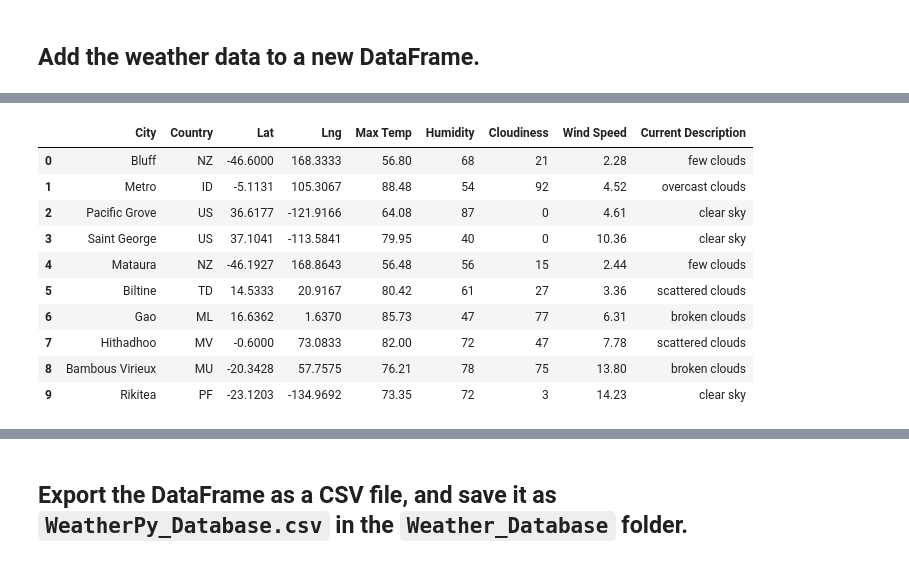
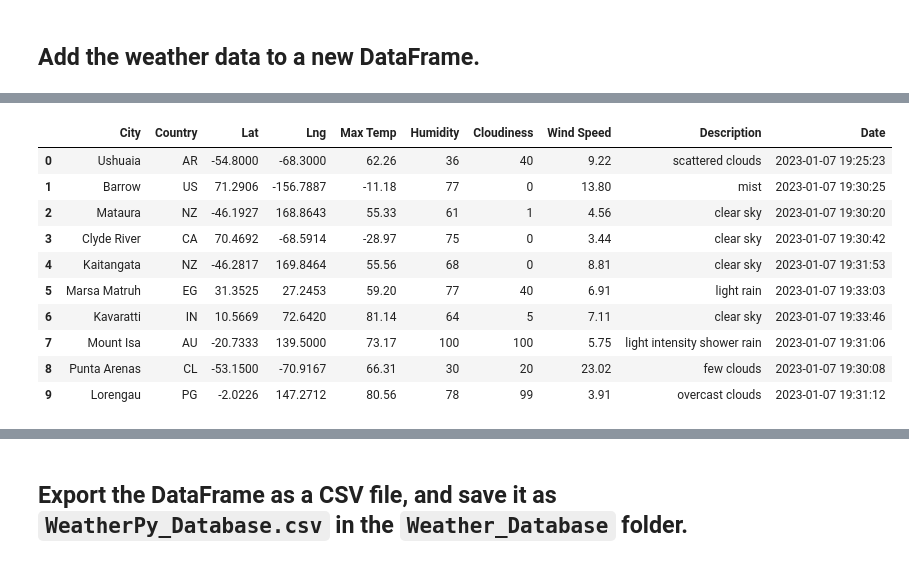
Before and after one commit to kevenewe/weather_database, a Jupyter notebook: Weather_Database.ipynb, the cells around one changed output, grey strips where cells are left out. Cells and saved outputs as stored; diff of their text form; code cells hidden in the pictures.

```diff
--- a/Weather_Database.ipynb
+++ b/Weather_Database.ipynb
@@ -130,13 +130,15 @@ for i, city in enumerate(cities):
         # Parse the JSON and retrieve data.
         city_weather = requests.get(city_url).json()
         # Parse out the needed data.
+        data = city_weather["weather"]
         city_lat = city_weather["coord"]["lat"]
         city_lng = city_weather["coord"]["lon"]
         city_max_temp = city_weather["main"]["temp_max"]
         city_humidity = city_weather["main"]["humidity"]
         city_clouds = city_weather["clouds"]["all"]
         city_wind = city_weather["wind"]["speed"]
-        city_desctiption = city_weather["main"]["description"]
+        city_description = data[0]["description"]
+        city_country = city_weather["sys"]["country"]
         # Convert the date to ISO standard.
         city_date = datetime.utcfromtimestamp(city_weather["dt"]).strftime('%Y-%m-%d %H:%M:%S')
         # Append the city information into city_data list.
@@ -147,6 +149,7 @@ for i, city in enumerate(cities):
                           "Humidity": city_humidity,
                           "Cloudiness": city_clouds,
                           "Wind Speed": city_wind,
+                          "Description": city_description,
                           "Country": city_country,
                           "Date": city_date})
 
@@ -212,28 +229,30 @@ Index(['City', 'Lat', 'Lng', 'Max Temp', 'Current Description', 'Humidity',
 # %%
 # Create a list to reorder the column names as follows:
 # "City", "Country", "Lat", "Lng", "Max Temp", "Humidity",  "Cloudiness", "Wind Speed",  "Current Description"
 new_column_order = city_data_df.columns.tolist()
-new_column_order =["City", "Country", "Lat", "Lng", "Max Temp", "Humidity", "Cloudiness", "Wind Speed", "Current Description"]
+new_column_order =["City", "Country", "Lat", "Lng", "Max Temp", "Humidity", "Cloudiness", "Wind Speed", "Description","Date"]
 new_column_order
-
-
 # Recreate the DataFrame by using the new column order
 city_data_df = city_data_df[new_column_order]
 
 
+
+
+
+
 # Display sample data
 city_data_df.head(10)
 # %% [output]
-|  | City | Country | Lat | Lng | Max Temp | Humidity | Cloudiness | Wind Speed | Current Description |
-| 0 | Bluff | NZ | -46.6000 | 168.3333 | 56.80 | 68 | 21 | 2.28 | few clouds |
-| 1 | Metro | ID | -5.1131 | 105.3067 | 88.48 | 54 | 92 | 4.52 | overcast clouds |
-| 2 | Pacific Grove | US | 36.6177 | -121.9166 | 64.08 | 87 | 0 | 4.61 | clear sky |
-| 3 | Saint George | US | 37.1041 | -113.5841 | 79.95 | 40 | 0 | 10.36 | clear sky |
-| 4 | Mataura | NZ | -46.1927 | 168.8643 | 56.48 | 56 | 15 | 2.44 | few clouds |
-| 5 | Biltine | TD | 14.5333 | 20.9167 | 80.42 | 61 | 27 | 3.36 | scattered clouds |
-| 6 | Gao | ML | 16.6362 | 1.6370 | 85.73 | 47 | 77 | 6.31 | broken clouds |
-| 7 | Hithadhoo | MV | -0.6000 | 73.0833 | 82.00 | 72 | 47 | 7.78 | scattered clouds |
-| 8 | Bambous Virieux | MU | -20.3428 | 57.7575 | 76.21 | 78 | 75 | 13.80 | broken clouds |
-| 9 | Rikitea | PF | -23.1203 | -134.9692 | 73.35 | 72 | 3 | 14.23 | clear sky |
+|  | City | Country | Lat | Lng | Max Temp | Humidity | Cloudiness | Wind Speed | Description | Date |
+| 0 | Ushuaia | AR | -54.8000 | -68.3000 | 62.26 | 36 | 40 | 9.22 | scattered clouds | 2023-01-07 19:25:23 |
+| 1 | Barrow | US | 71.2906 | -156.7887 | -11.18 | 77 | 0 | 13.80 | mist | 2023-01-07 19:30:25 |
+| 2 | Mataura | NZ | -46.1927 | 168.8643 | 55.33 | 61 | 1 | 4.56 | clear sky | 2023-01-07 19:30:20 |
+| 3 | Clyde River | CA | 70.4692 | -68.5914 | -28.97 | 75 | 0 | 3.44 | clear sky | 2023-01-07 19:30:42 |
+| 4 | Kaitangata | NZ | -46.2817 | 169.8464 | 55.56 | 68 | 0 | 8.81 | clear sky | 2023-01-07 19:31:53 |
+| 5 | Marsa Matruh | EG | 31.3525 | 27.2453 | 59.20 | 77 | 40 | 6.91 | light rain | 2023-01-07 19:33:03 |
+| 6 | Kavaratti | IN | 10.5669 | 72.6420 | 81.14 | 64 | 5 | 7.11 | clear sky | 2023-01-07 19:33:46 |
+| 7 | Mount Isa | AU | -20.7333 | 139.5000 | 73.17 | 100 | 100 | 5.75 | light intensity shower rain | 2023-01-07 19:31:06 |
+| 8 | Punta Arenas | CL | -53.1500 | -70.9167 | 66.31 | 30 | 20 | 23.02 | few clouds | 2023-01-07 19:30:08 |
+| 9 | Lorengau | PG | -2.0226 | 147.2712 | 80.56 | 78 | 99 | 3.91 | overcast clouds | 2023-01-07 19:31:12 |
 # %%
 # Display the data types of each column by using the dtypes Pandas function
```
Also changed, not shown: parts of 8 cells of this notebook, 4 other files.
